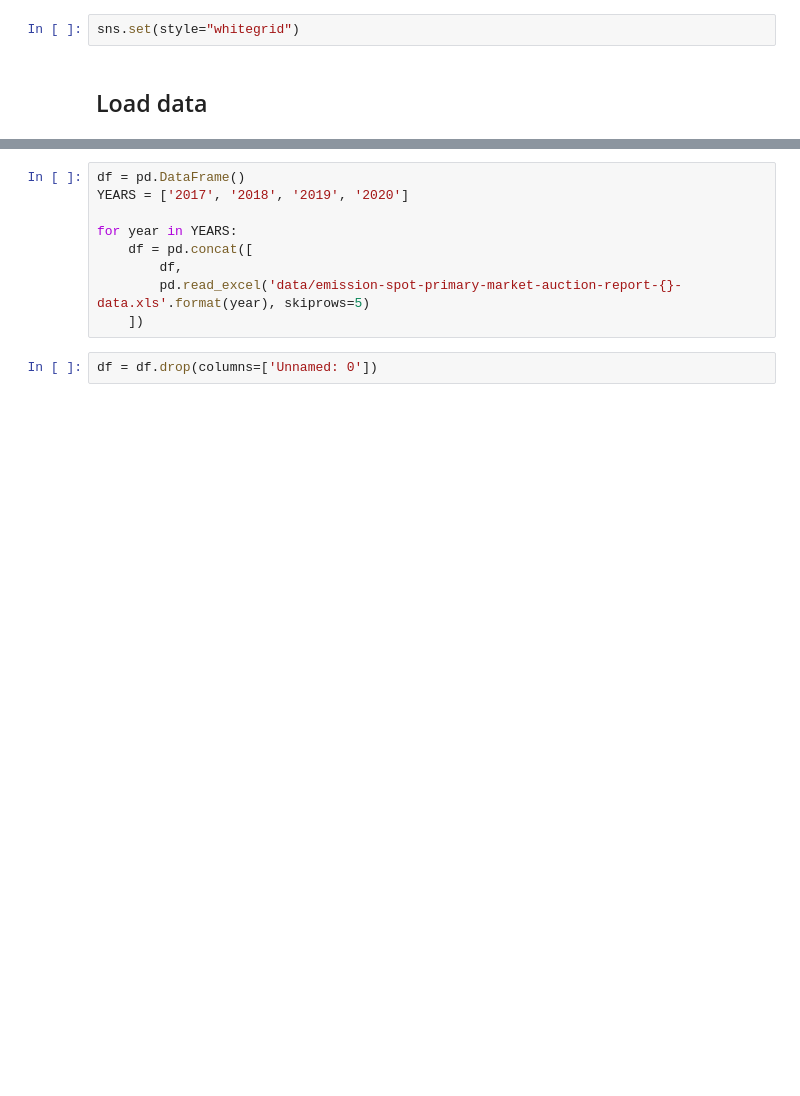
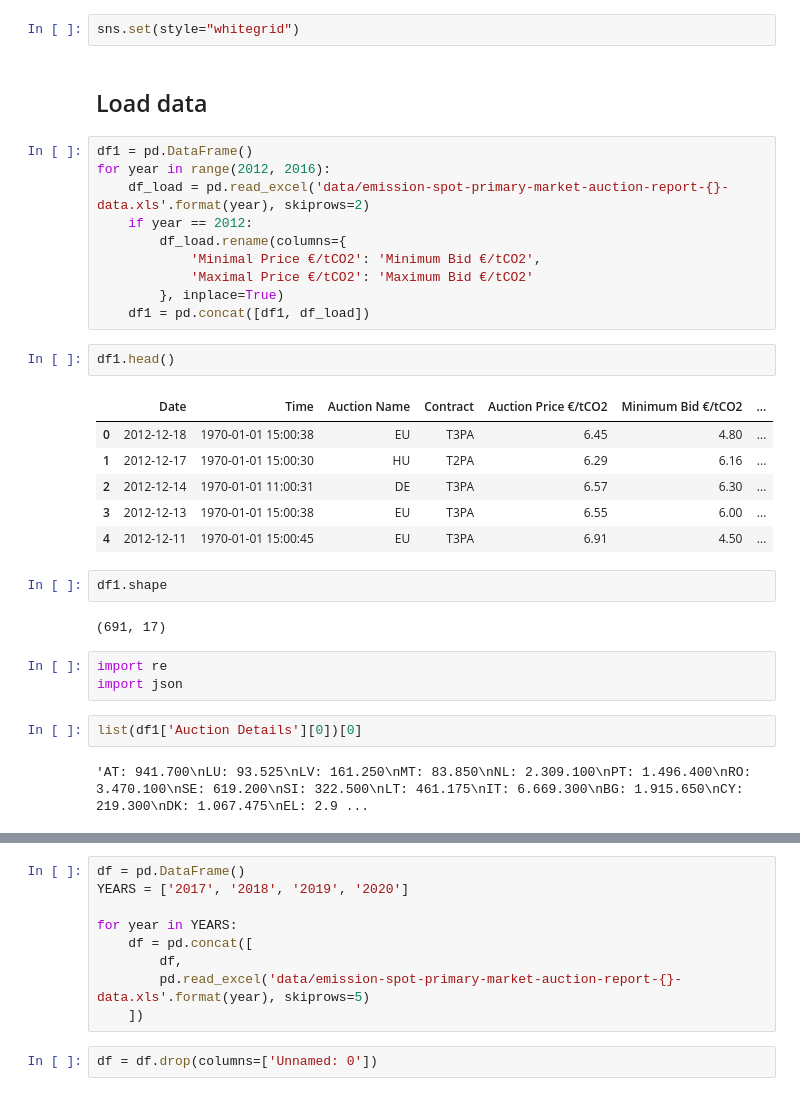
Before and after one commit to alexisthual/ets-allocations-analysis, a Jupyter notebook: ETS_auction_analysis.ipynb, the cells around one changed output, grey strips where cells are left out. Drawn from its saved outputs; the diff is of its cells as text; blank space fills up the shorter version.

```diff
--- a/ETS_auction_analysis.ipynb
+++ b/ETS_auction_analysis.ipynb
@@ -7,3 +7,33 @@ import seaborn as sns
 sns.set(style="whitegrid")
 # %% [markdown]
 ## Load data
+# %%
+df1 = pd.DataFrame()
+for year in range(2012, 2016):
+    df_load = pd.read_excel('data/emission-spot-primary-market-auction-report-{}-data.xls'.format(year), skiprows=2)
+    if year == 2012:
+        df_load.rename(columns={
+            'Minimal Price €/tCO2': 'Minimum Bid €/tCO2',
+            'Maximal Price €/tCO2': 'Maximum Bid €/tCO2'
+        }, inplace=True)
+    df1 = pd.concat([df1, df_load])
+# %%
+df1.head()
+# %% [output]
+|  | Date | Time | Auction Name | Contract | Auction Price €/tCO2 | Minimum Bid €/tCO2 | ... |
+| 0 | 2012-12-18 | 1970-01-01 15:00:38 | EU | T3PA | 6.45 | 4.80 | ... |
+| 1 | 2012-12-17 | 1970-01-01 15:00:30 | HU | T2PA | 6.29 | 6.16 | ... |
+| 2 | 2012-12-14 | 1970-01-01 11:00:31 | DE | T3PA | 6.57 | 6.30 | ... |
+| 3 | 2012-12-13 | 1970-01-01 15:00:38 | EU | T3PA | 6.55 | 6.00 | ... |
+| 4 | 2012-12-11 | 1970-01-01 15:00:45 | EU | T3PA | 6.91 | 4.50 | ... |
+# %%
+df1.shape
+# %% [output]
+(691, 17)
+# %%
+import re
+import json
+# %%
+list(df1['Auction Details'][0])[0]
+# %% [output]
+'AT: 941.700\nLU: 93.525\nLV: 161.250\nMT: 83.850\nNL: 2.309.100\nPT: 1.496.400\nRO: 3.470.100\nSE: 619.200\nSI: 322.500\nLT: 461.175\nIT: 6.669.300\nBG: 1.915.650\nCY: 219.300\nDK: 1.067.475\nEL: 2.9 ...
```
Also changed, not shown: parts of 7 cells of this notebook, 2 other files.
